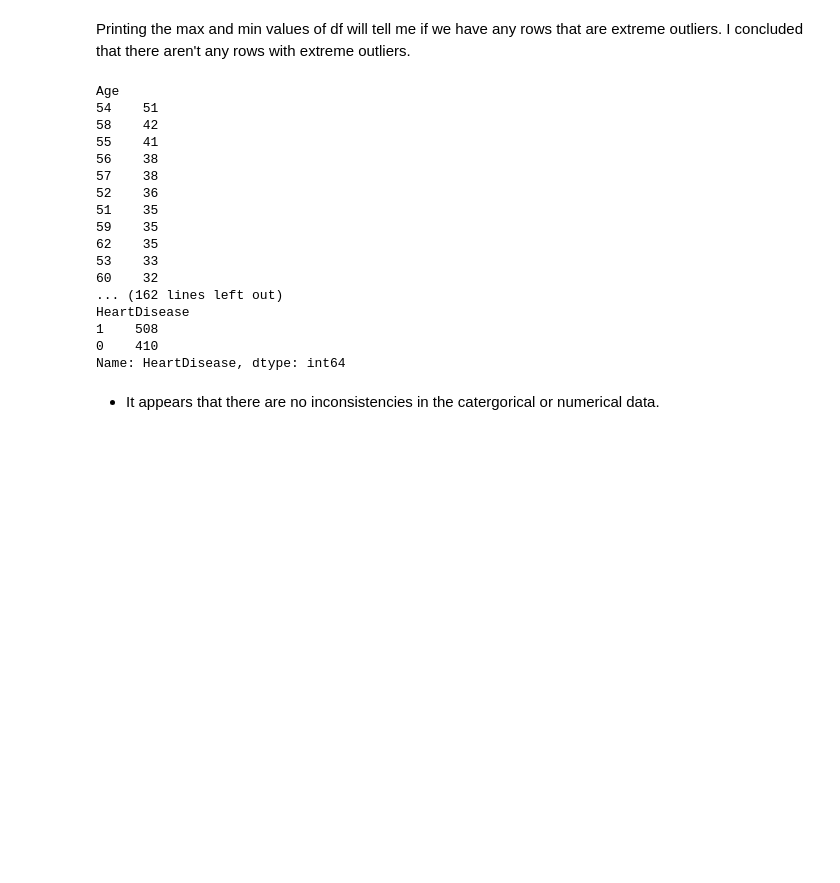
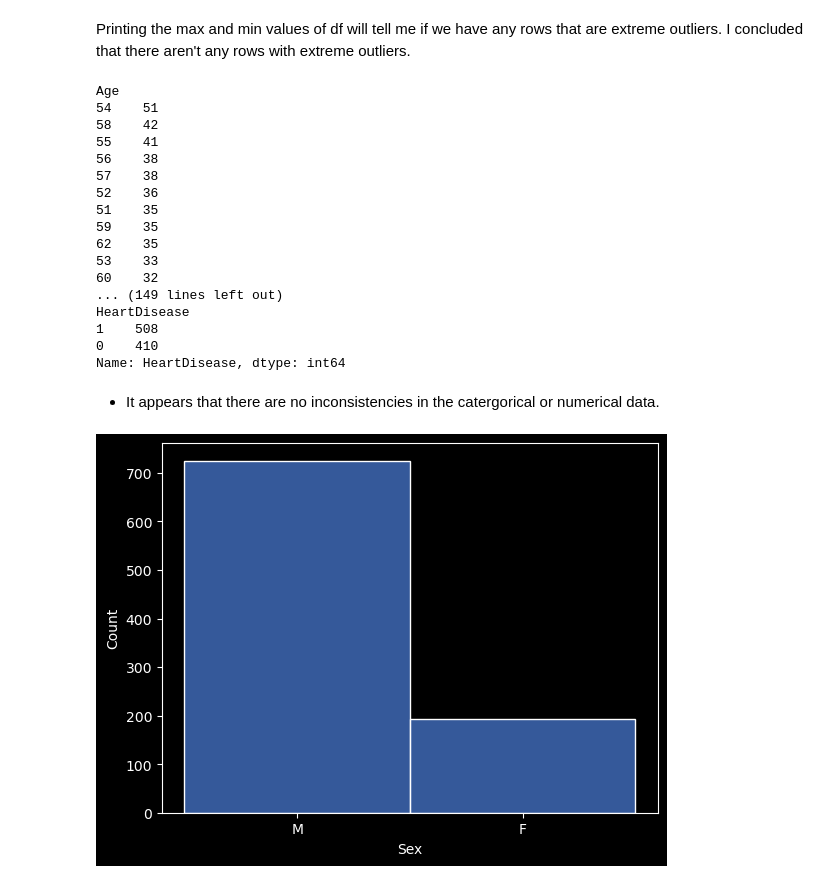
Before and after one commit to zeekwired/Project-2, a Jupyter notebook: Project 2.ipynb, the cells around one changed output. Cells and saved outputs as stored; diff of their text form; code cells hidden in the pictures; blank space fills up the shorter version.

```diff
--- a/Project 2.ipynb
+++ b/Project 2.ipynb
@@ -139,7 +140,7 @@ dtype: object
 # %% [markdown]
 Printing the max and min values of df will tell me if we have any rows that are extreme outliers. I concluded that there aren't any rows with extreme outliers.
 # %%
-for i in df.columns:
+for i in df_copy.columns:
     print(i)
     print(df[i].value_counts())
 # %% [output]
@@ -155,10 +156,15 @@ Age
 62    35
 53    33
 60    32
-... (162 lines left out)
+... (149 lines left out)
 HeartDisease
 1    508
 0    410
 Name: HeartDisease, dtype: int64
 # %% [markdown]
 - It appears that there are no inconsistencies in the catergorical or numerical data.
+# %%
+with plt.style.context(['seaborn-muted', 'dark_background']):
+    sns.histplot(data=df_copy, x=df['Sex'], multiple='dodge')
+# %% [output]
+[figure, added]
```
Also changed, not shown: parts of 2 cells of this notebook.
